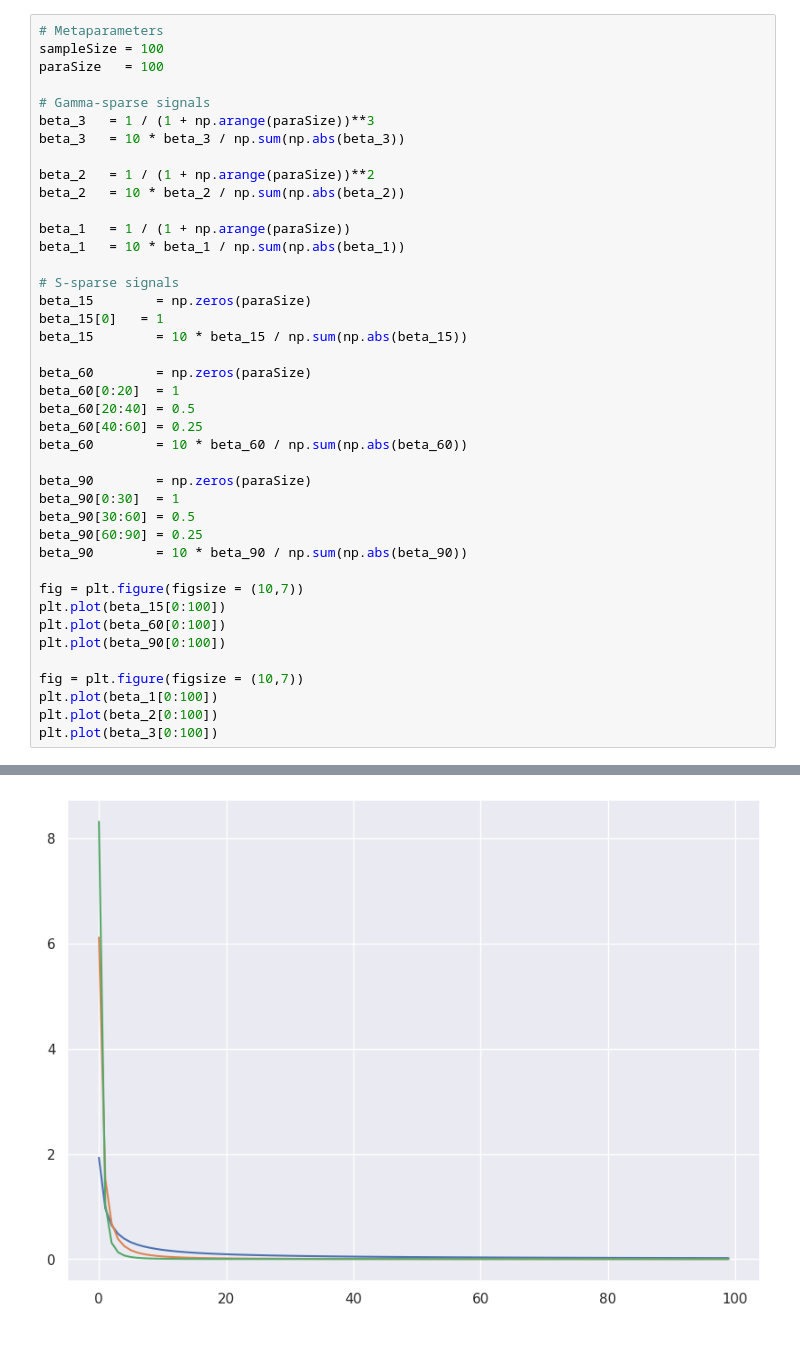
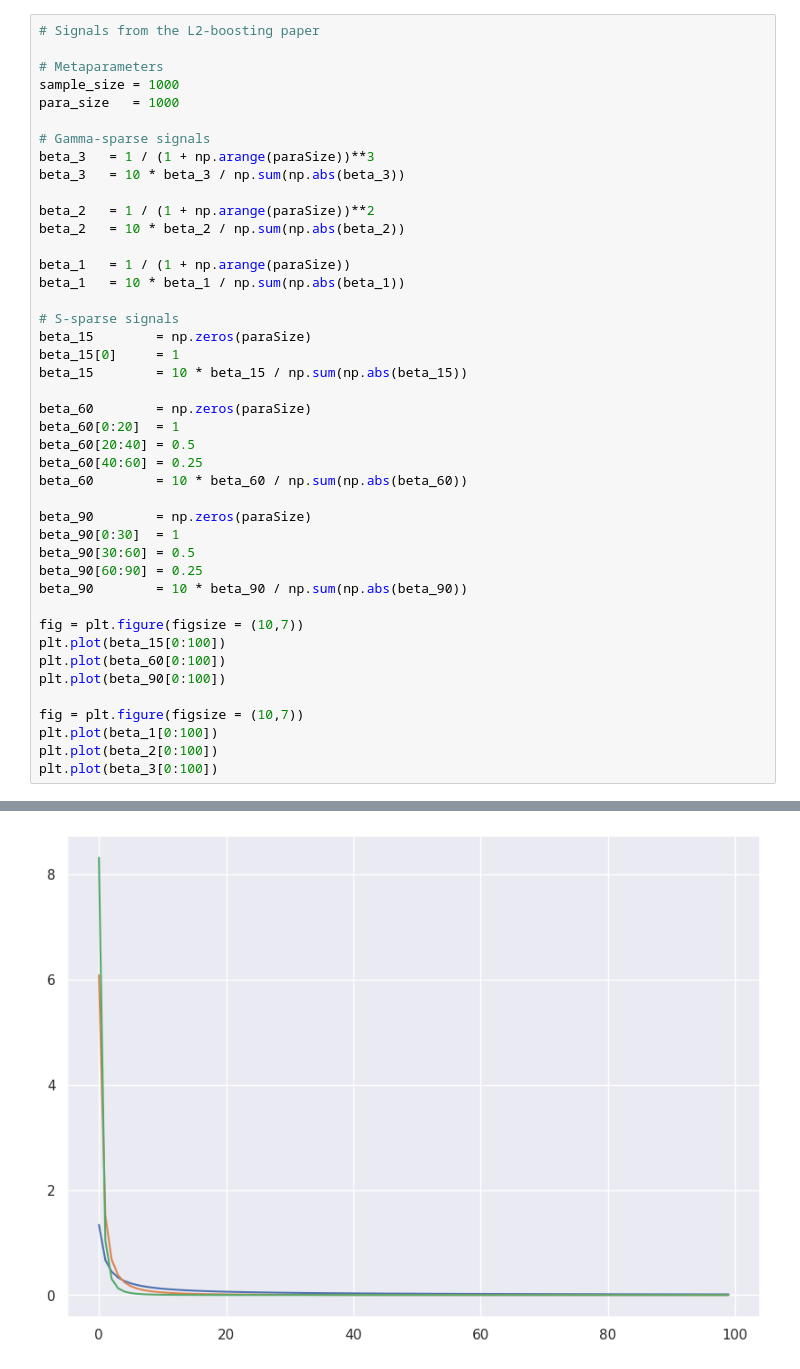
Before and after one commit to EarlyStop/EarlyStopping, a Jupyter notebook: notebooks/L2BoostExample.ipynb, the cells around one changed output, grey strips where cells are left out. Saved outputs shown, nothing was run; the diff lists cells and outputs as text.

```diff
--- a/notebooks/L2BoostExample.ipynb
+++ b/notebooks/L2BoostExample.ipynb
@@ -6,8 +8,10 @@ sns.set_theme()
 import EarlyStopping as es
 # %%
+# Signals from the L2-boosting paper
+
 # Metaparameters
-sampleSize = 100
-paraSize   = 100
+sample_size = 1000
+para_size   = 1000
 
 # Gamma-sparse signals
 beta_3   = 1 / (1 + np.arange(paraSize))**3
@@ -20,34 +24,34 @@ beta_1   = 1 / (1 + np.arange(paraSize))
 beta_1   = 10 * beta_1 / np.sum(np.abs(beta_1))
 
 # S-sparse signals
 beta_15        = np.zeros(paraSize)
-beta_15[0]   = 1
+beta_15[0]     = 1
 beta_15        = 10 * beta_15 / np.sum(np.abs(beta_15))
 
 beta_60        = np.zeros(paraSize)
 beta_60[0:20]  = 1
 beta_60[20:40] = 0.5
 beta_60[40:60] = 0.25
 beta_60        = 10 * beta_60 / np.sum(np.abs(beta_60))
 
 beta_90        = np.zeros(paraSize)
 beta_90[0:30]  = 1
 beta_90[30:60] = 0.5
 beta_90[60:90] = 0.25
 beta_90        = 10 * beta_90 / np.sum(np.abs(beta_90))
 
 fig = plt.figure(figsize = (10,7))
 plt.plot(beta_15[0:100])
 plt.plot(beta_60[0:100])
 plt.plot(beta_90[0:100])
 
 fig = plt.figure(figsize = (10,7))
 plt.plot(beta_1[0:100])
 plt.plot(beta_2[0:100])
 plt.plot(beta_3[0:100])
 # %% [output]
 [<matplotlib.lines.Line2D at 0x...>]
 [figure]
-[figure, old version]
+[figure, new version]
 # %%
 # Simulating data
```
Also changed, not shown: parts of 6 cells of this notebook.
